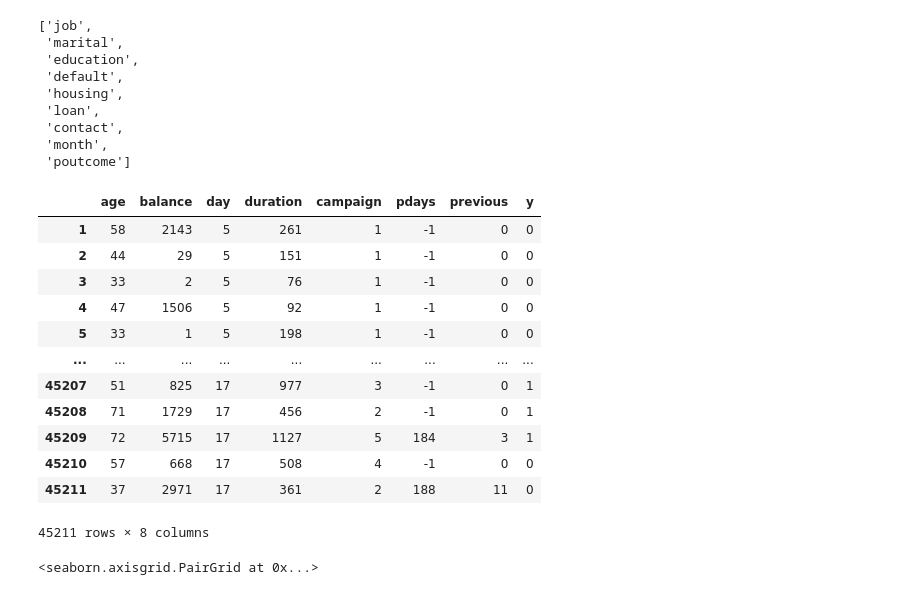
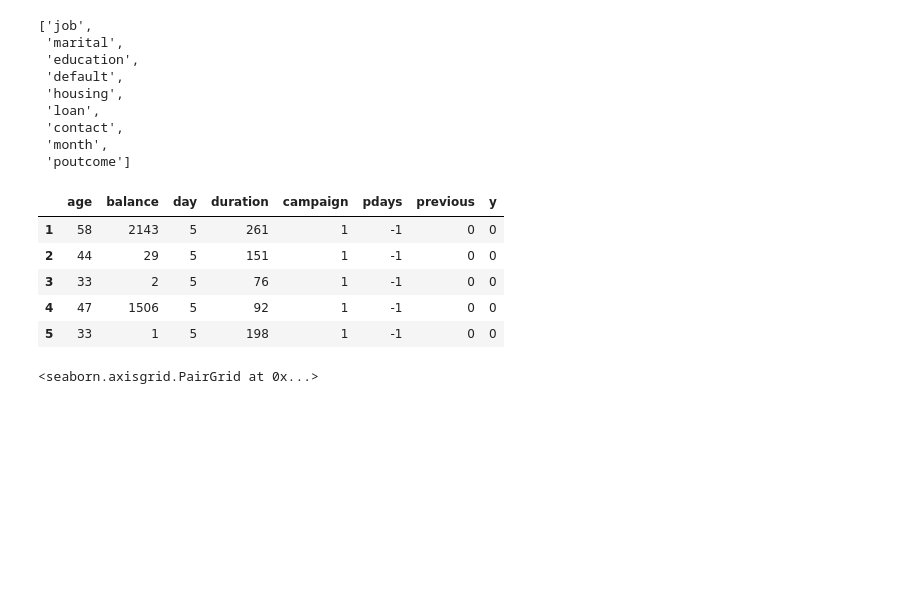
Before and after one commit to rathapech/Bank-Marketing, a Jupyter notebook: Bank.ipynb, the cells around one changed output. Drawn from its saved outputs; the diff is of its cells as text; code cells hidden in the pictures; blank space fills up the shorter version.

```diff
--- a/Bank.ipynb
+++ b/Bank.ipynb
@@ -209,21 +209,14 @@ removed_columns
 # %%
 df.drop(columns=removed_columns, inplace=True)
 # %%
-df
+df.head()
 # %% [output]
 |  | age | balance | day | duration | campaign | pdays | previous | y |
 | 1 | 58 | 2143 | 5 | 261 | 1 | -1 | 0 | 0 |
 | 2 | 44 | 29 | 5 | 151 | 1 | -1 | 0 | 0 |
 | 3 | 33 | 2 | 5 | 76 | 1 | -1 | 0 | 0 |
 | 4 | 47 | 1506 | 5 | 92 | 1 | -1 | 0 | 0 |
 | 5 | 33 | 1 | 5 | 198 | 1 | -1 | 0 | 0 |
-| ... | ... | ... | ... | ... | ... | ... | ... | ... |
-| 45207 | 51 | 825 | 17 | 977 | 3 | -1 | 0 | 1 |
-| 45208 | 71 | 1729 | 17 | 456 | 2 | -1 | 0 | 1 |
-| 45209 | 72 | 5715 | 17 | 1127 | 5 | 184 | 3 | 1 |
-| 45210 | 57 | 668 | 17 | 508 | 4 | -1 | 0 | 0 |
-| 45211 | 37 | 2971 | 17 | 361 | 2 | 188 | 11 | 0 |
-45211 rows × 8 columns
 # %%
 df.ix[df.y == 0, ['y']] = 'No'
 df.ix[df.y == 1, ['y']] = 'Yes'
```
Also changed, not shown: parts of 15 cells of this notebook.
